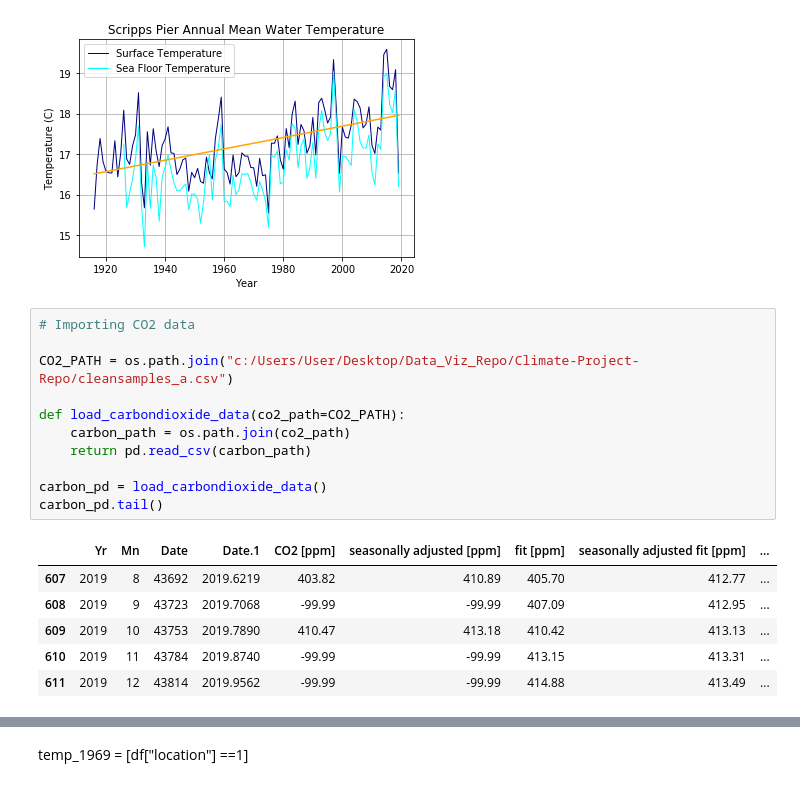
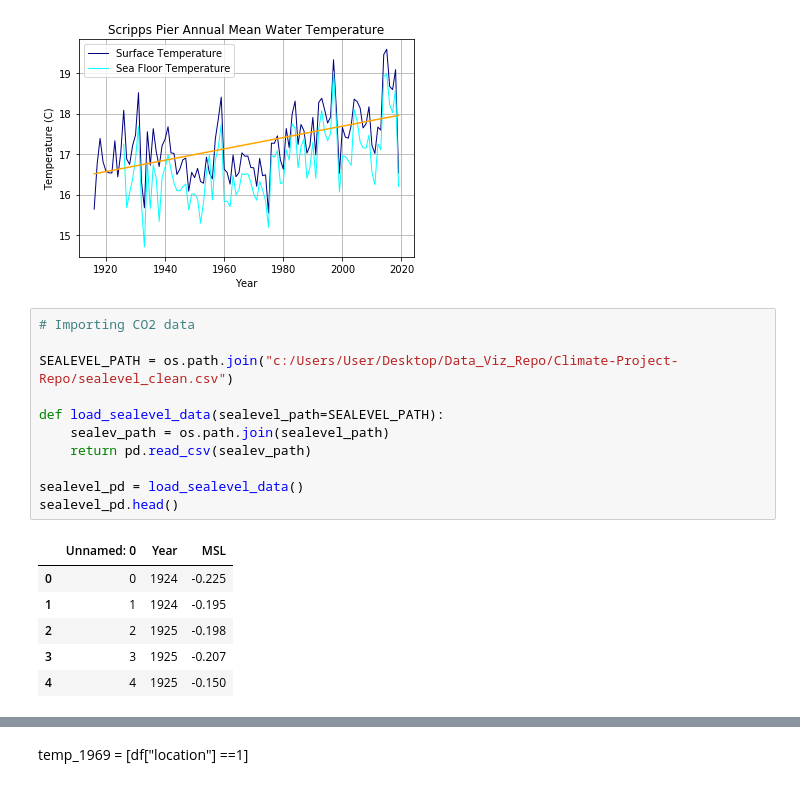
Before and after one commit to giantmagellan/sandiego-climate-analysis, a Jupyter notebook: climate_a.ipynb, the cells around one changed output, grey strips where cells are left out. Drawn from its saved outputs; the diff is of its cells as text.

```diff
--- a/climate_a.ipynb
+++ b/climate_a.ipynb
@@ -133,18 +134,18 @@ plt.show()
 # %%
 # Importing CO2 data
 
-CO2_PATH = os.path.join("c:/Users/User/Desktop/Data_Viz_Repo/Climate-Project-Repo/cleansamples_a.csv")
+SEALEVEL_PATH = os.path.join("c:/Users/User/Desktop/Data_Viz_Repo/Climate-Project-Repo/sealevel_clean.csv")
 
-def load_carbondioxide_data(co2_path=CO2_PATH):
-    carbon_path = os.path.join(co2_path)
-    return pd.read_csv(carbon_path)
+def load_sealevel_data(sealevel_path=SEALEVEL_PATH):
+    sealev_path = os.path.join(sealevel_path)
+    return pd.read_csv(sealev_path)
 
-carbon_pd = load_carbondioxide_data()
-carbon_pd.tail()
+sealevel_pd = load_sealevel_data()
+sealevel_pd.head()
 # %% [output]
-|  | Yr | Mn | Date | Date.1 | CO2 [ppm] | seasonally adjusted [ppm] | fit [ppm] | seasonally adjusted fit [ppm] | ... |
-| 607 | 2019 | 8 | 43692 | 2019.6219 | 403.82 | 410.89 | 405.70 | 412.77 | ... |
-| 608 | 2019 | 9 | 43723 | 2019.7068 | -99.99 | -99.99 | 407.09 | 412.95 | ... |
-| 609 | 2019 | 10 | 43753 | 2019.7890 | 410.47 | 413.18 | 410.42 | 413.13 | ... |
-| 610 | 2019 | 11 | 43784 | 2019.8740 | -99.99 | -99.99 | 413.15 | 413.31 | ... |
-| 611 | 2019 | 12 | 43814 | 2019.9562 | -99.99 | -99.99 | 414.88 | 413.49 | ... |
+|  | Unnamed: 0 | Year | MSL |
+| 0 | 0 | 1924 | -0.225 |
+| 1 | 1 | 1924 | -0.195 |
+| 2 | 2 | 1925 | -0.198 |
+| 3 | 3 | 1925 | -0.207 |
+| 4 | 4 | 1925 | -0.150 |
```
Also changed, not shown: parts of 8 cells of this notebook, 3 other files.
